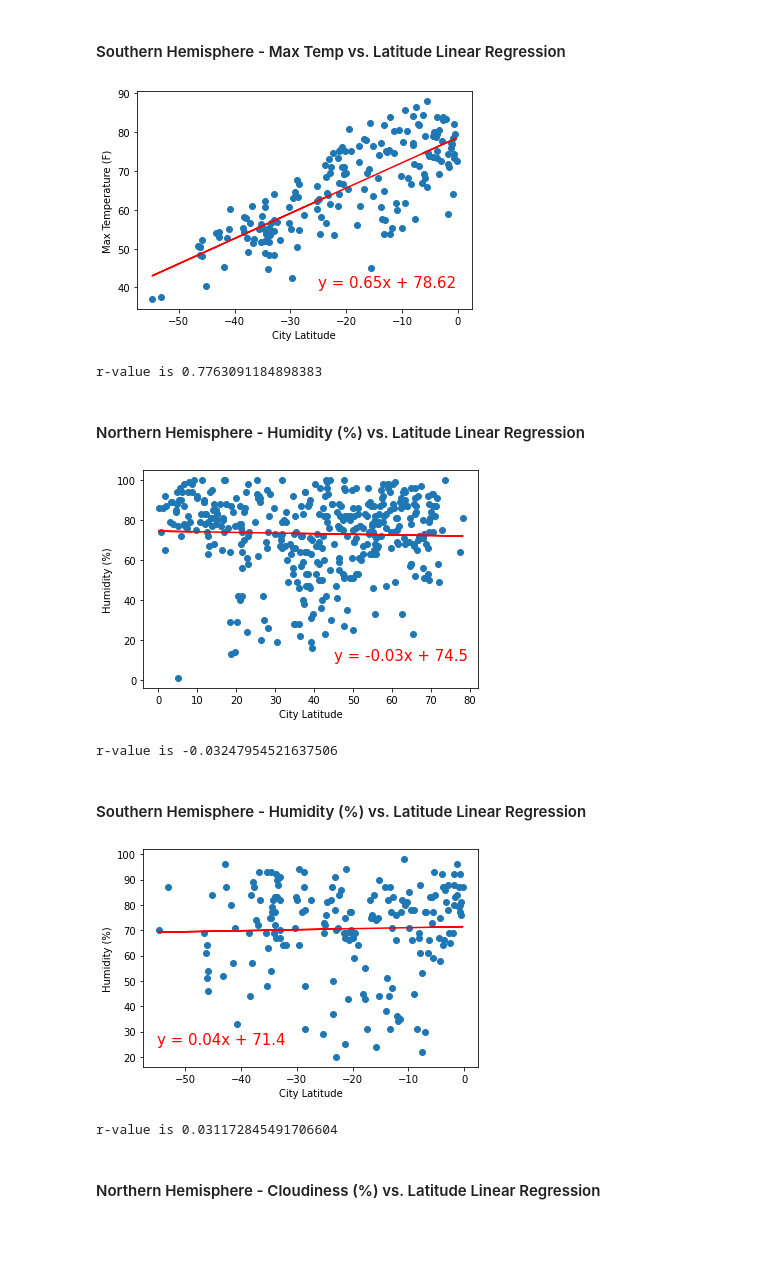
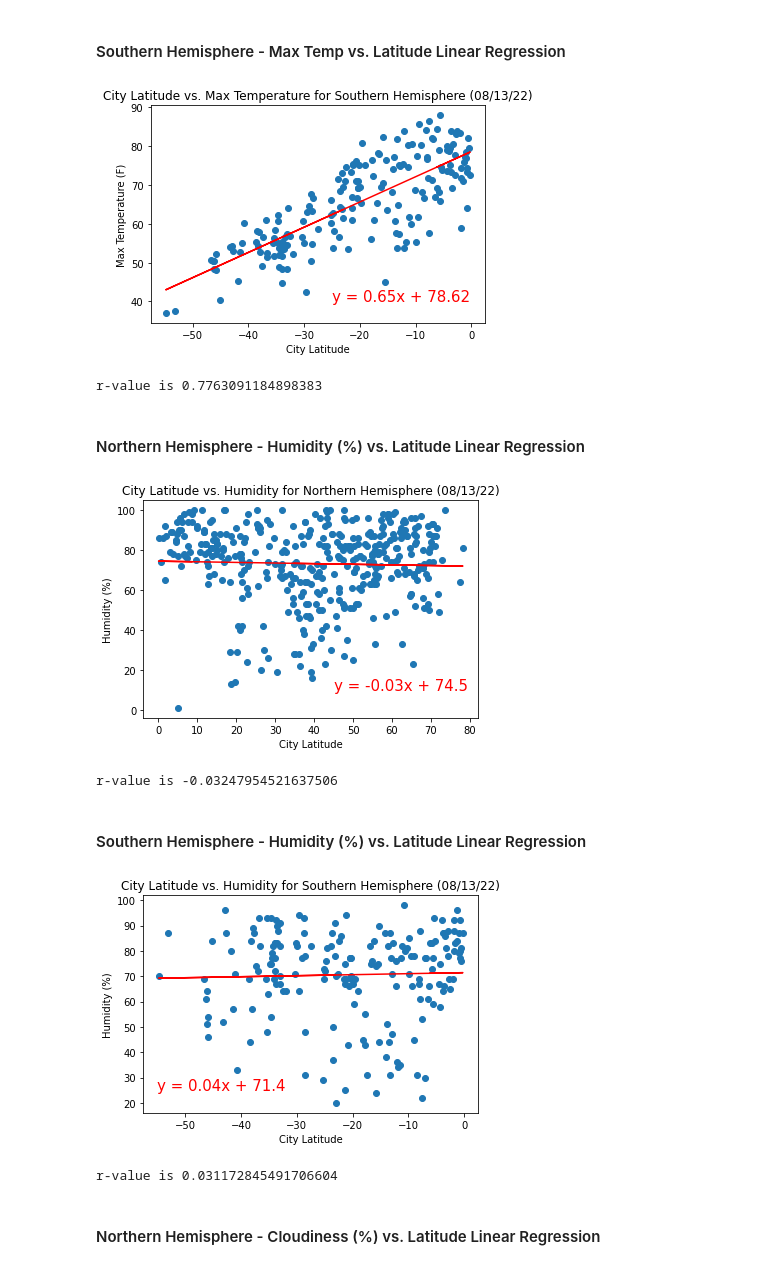
Before and after one commit to herzf012/python-api-challenge, a Jupyter notebook: WeatherPy.ipynb, the cells around one changed output. Drawn from its saved outputs; the diff is of its cells as text; code cells hidden in the pictures; blank space fills up the shorter version.

```diff
--- a/WeatherPy.ipynb
+++ b/WeatherPy.ipynb
@@ -234,17 +243,19 @@ r-value is -0.7375966957747537
 # %%
 (slope, intercept, rvalue, pvalue, stderr) = linregress(cities_south_df["Lat"], cities_south_df["Max Temp"])
 regress_values = (cities_south_df["Lat"] * slope) + intercept
 line_eq = f"y = {round(slope, 2)}x + {round(intercept, 2)}"
 
 plt.scatter(cities_south_df["Lat"], cities_south_df["Max Temp"])
 plt.plot(cities_south_df["Lat"], regress_values, "r-")
 plt.annotate(line_eq, (-25, 40), color = "red", fontsize = 15)
 plt.xlabel("City Latitude")
 plt.ylabel(f"Max Temperature (F)")
+plt.title("City Latitude vs. Max Temperature for Southern Hemisphere (08/13/22)")
+plt.savefig("output_data\Fig6.png")
 plt.show()
 print(f"r-value is {rvalue}")
 # %% [output]
-[figure, old version]
+[figure, new version]
 r-value is 0.7763091184898383
 # %% [markdown]
 ####  Northern Hemisphere - Humidity (%) vs. Latitude Linear Regression
@@ -258,10 +269,12 @@ plt.plot(cities_north_df["Lat"], regress_values, "r-")
 plt.annotate(line_eq, (45, 10), color = "red", fontsize = 15)
 plt.xlabel("City Latitude")
 plt.ylabel(f"Humidity (%)")
+plt.title("City Latitude vs. Humidity for Northern Hemisphere (08/13/22)")
+plt.savefig("output_data\Fig7.png")
 plt.show()
 print(f"r-value is {rvalue}")
 # %% [output]
-[figure, old version]
+[figure, new version]
 r-value is -0.03247954521637506
 # %% [markdown]
 ####  Southern Hemisphere - Humidity (%) vs. Latitude Linear Regression
@@ -275,10 +288,12 @@ plt.plot(cities_south_df["Lat"], regress_values, "r-")
 plt.annotate(line_eq, (-55, 25), color = "red", fontsize = 15)
 plt.xlabel("City Latitude")
 plt.ylabel(f"Humidity (%)")
+plt.title("City Latitude vs. Humidity for Southern Hemisphere (08/13/22)")
+plt.savefig("output_data\Fig8.png")
 plt.show()
 print(f"r-value is {rvalue}")
 # %% [output]
-[figure, old version]
+[figure, new version]
 r-value is 0.031172845491706604
 # %% [markdown]
 ####  Northern Hemisphere - Cloudiness (%) vs. Latitude Linear Regression
```
Also changed, not shown: parts of 11 cells of this notebook, 15 other files.
